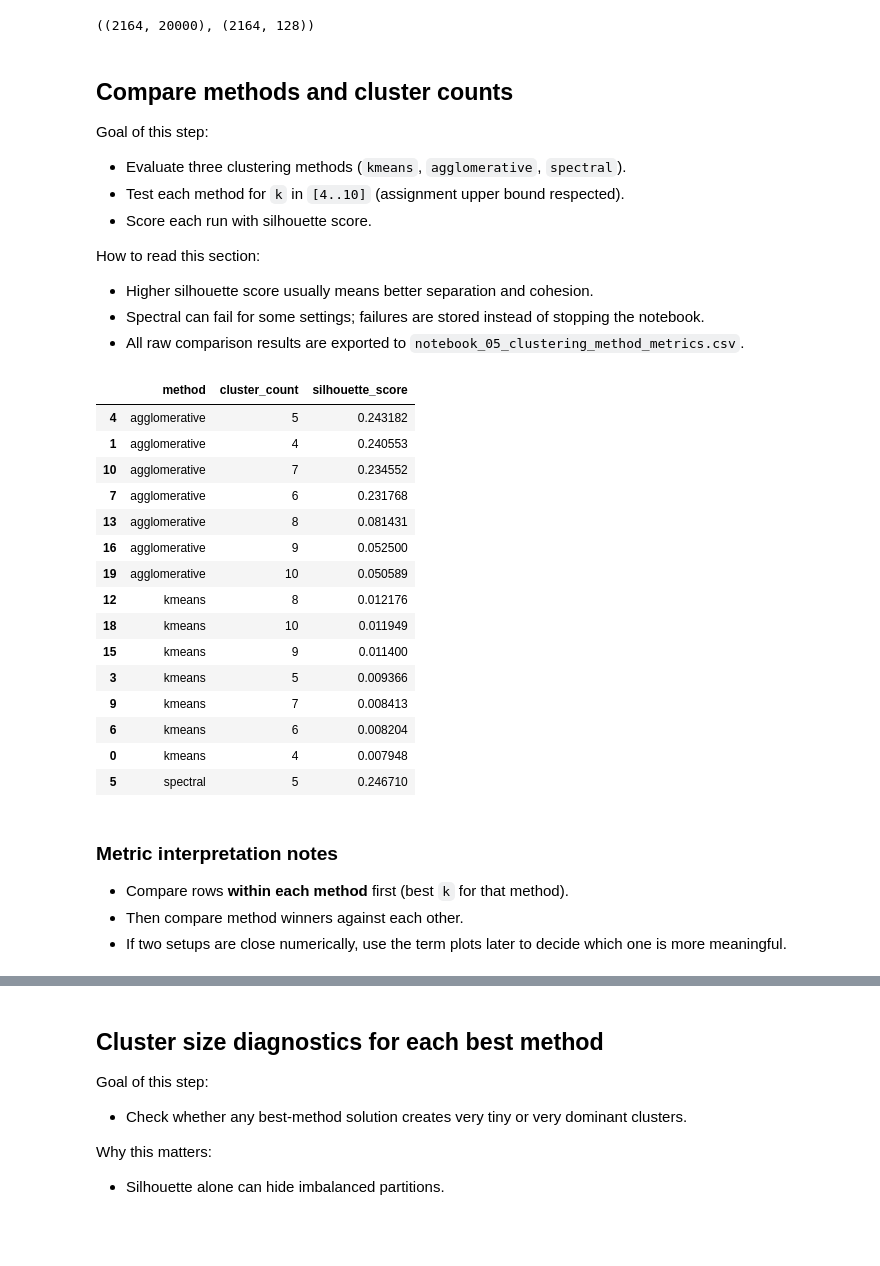
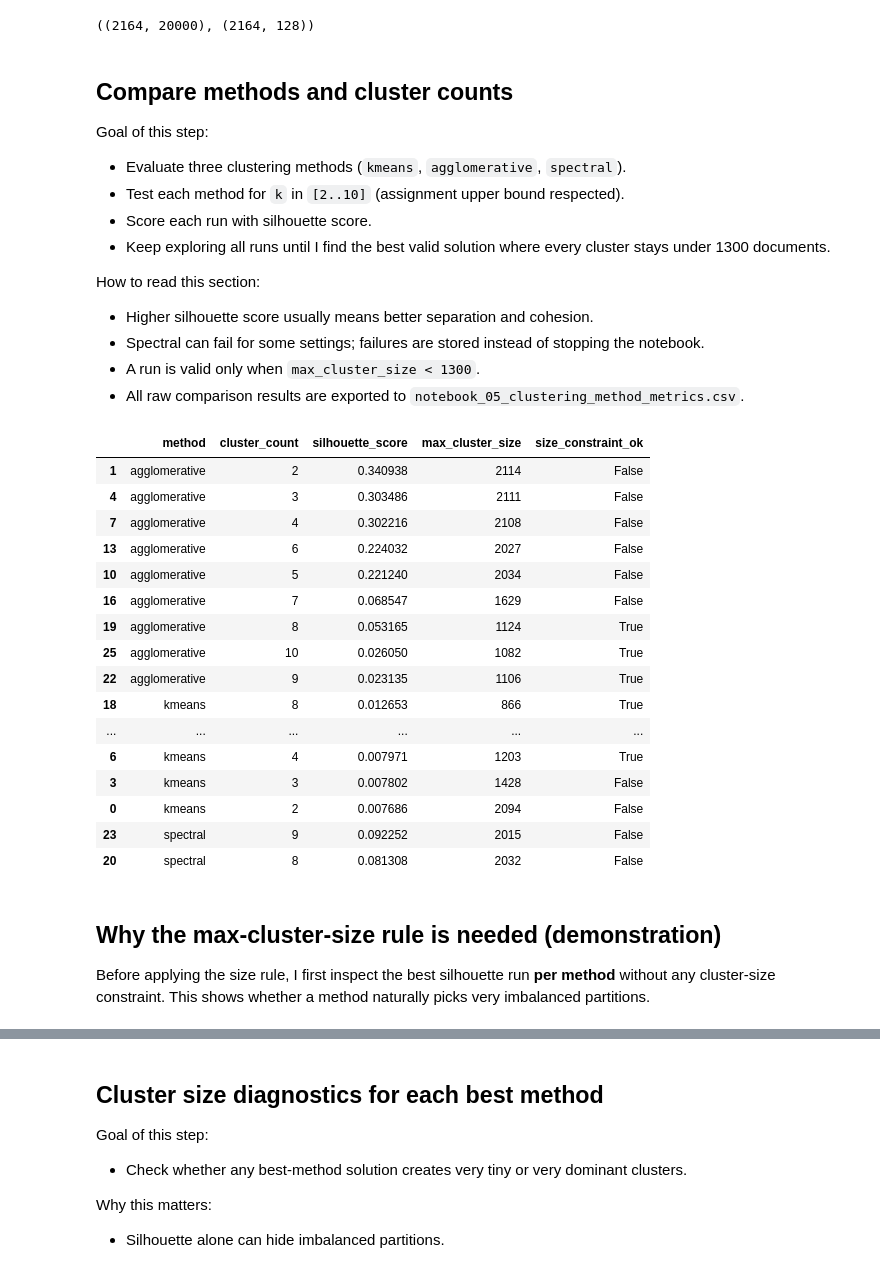
Before and after one commit to samuelvnimwegen/data-mining-anomaly-detection, a Jupyter notebook: notebooks/03_task2_clustering_methods_demo.ipynb, the cells around one changed output, grey strips where cells are left out. Drawn from its saved outputs; the diff is of its cells as text; code cells hidden in the pictures; blank space fills up the shorter version.

```diff
--- a/notebooks/03_task2_clustering_methods_demo.ipynb
+++ b/notebooks/03_task2_clustering_methods_demo.ipynb
@@ -90,20 +90,23 @@ clustering_feature_matrix.shape, lsa_feature_matrix.shape
 Goal of this step:
 
 - Evaluate three clustering methods (`kmeans`, `agglomerative`, `spectral`).
-- Test each method for `k` in `[4..10]` (assignment upper bound respected).
+- Test each method for `k` in `[2..10]` (assignment upper bound respected).
 - Score each run with silhouette score.
+- Keep exploring all runs until I find the best valid solution where every cluster stays under 1300 documents.
 
 How to read this section:
 
 - Higher silhouette score usually means better separation and cohesion.
 - Spectral can fail for some settings; failures are stored instead of stopping the notebook.
+- A run is valid only when `max_cluster_size < 1300`.
 - All raw comparison results are exported to `notebook_05_clustering_method_metrics.csv`.
 # %%
-candidate_cluster_counts = [4, 5, 6, 7, 8, 9, 10]
+candidate_cluster_counts = list(range(2, 11))
+max_allowed_cluster_size = 1300
 
 # Store one row per (method, k) for reproducible comparison.
-scored_rows: list[dict[str, float | int | str]] = []
-# Keep predicted labels so we can reuse the best run later without recomputing.
+scored_rows: list[dict[str, float | int | str | bool]] = []
+# Keep predicted labels so I can reuse the best run later without recomputing.
 labels_by_method_and_k: dict[tuple[str, int], np.ndarray] = {}
 
 for cluster_count in candidate_cluster_counts:
@@ -111,11 +114,15 @@ for cluster_count in candidate_cluster_counts:
     kmeans_model = KMeans(n_clusters=cluster_count, n_init="auto", random_state=42)
     kmeans_labels = kmeans_model.fit_predict(clustering_feature_matrix)
     kmeans_silhouette = silhouette_score(clustering_feature_matrix, kmeans_labels)
+    kmeans_cluster_sizes = pd.Series(kmeans_labels, dtype="int64").value_counts()
+    kmeans_max_cluster_size = int(kmeans_cluster_sizes.max())
     scored_rows.append(
         {
             "method": "kmeans",
             "cluster_count": cluster_count,
             "silhouette_score": float(kmeans_silhouette),
+            "max_cluster_size": kmeans_max_cluster_size,
+            "size_constraint_ok": kmeans_max_cluster_size < max_allowed_cluster_size,
         }
     )
     labels_by_method_and_k[("kmeans", cluster_count)] = kmeans_labels
@@ -124,11 +131,15 @@ for cluster_count in candidate_cluster_counts:
     agglomerative_model = AgglomerativeClustering(n_clusters=cluster_count, metric="cosine", linkage="average")
     agglomerative_labels = agglomerative_model.fit_predict(lsa_feature_matrix)
     agglomerative_silhouette = silhouette_score(lsa_feature_matrix, agglomerative_labels)
+    agglomerative_cluster_sizes = pd.Series(agglomerative_labels, dtype="int64").value_counts()
+    agglomerative_max_cluster_size = int(agglomerative_cluster_sizes.max())
     scored_rows.append(
         {
             "method": "agglomerative",
             "cluster_count": cluster_count,
             "silhouette_score": float(agglomerative_silhouette),
+            "max_cluster_size": agglomerative_max_cluster_size,
+            "size_constraint_ok": agglomerative_max_cluster_size < max_allowed_cluster_size,
         }
     )
     labels_by_method_and_k[("agglomerative", cluster_count)] = agglomerative_labels
@@ -138,59 +149,66 @@ for cluster_count in candidate_cluster_counts:
         spectral_model = SpectralClustering(
             n_clusters=cluster_count,
             affinity="nearest_neighbors",
-            n_neighbors=12,
+            n_neighbors=6,
             assign_labels="kmeans",
             random_state=42,
         )
         spectral_labels = spectral_model.fit_predict(lsa_feature_matrix)
         spectral_silhouette = silhouette_score(lsa_feature_matrix, spectral_labels)
+        spectral_cluster_sizes = pd.Series(spectral_labels, dtype="int64").value_counts()
+        spectral_max_cluster_size = int(spectral_cluster_sizes.max())
         scored_rows.append(
             {
                 "method": "spectral",
                 "cluster_count": cluster_count,
                 "silhouette_score": float(spectral_silhouette),
+                "max_cluster_size": spectral_max_cluster_size,
+                "size_constraint_ok": spectral_max_cluster_size < max_allowed_cluster_size,
             }
         )
         labels_by_method_and_k[("spectral", cluster_count)] = spectral_labels
     except Exception as spectral_error:
         # Log failure details but continue notebook execution.
         scored_rows.append(
             {
                 "method": "spectral",
                 "cluster_count": cluster_count,
                 "silhouette_score": np.nan,
+                "max_cluster_size": np.nan,
+                "size_constraint_ok": False,
                 "error": str(spectral_error),
             }
         )
 
 # Sort rows for easier manual reading.
 clustering_metrics_data_frame = pd.DataFrame(scored_rows).sort_values(
     ["method", "silhouette_score"], ascending=[True, False]
 )
 clustering_metrics_data_frame.to_csv(
     results_data_directory_path / "notebook_05_clustering_method_metrics.csv", index=False
 )
-clustering_metrics_data_frame.head(15)
+clustering_metrics_data_frame.head(20)
 # %% [output]
-|  | method | cluster_count | silhouette_score |
-| 4 | agglomerative | 5 | 0.243182 |
-| 1 | agglomerative | 4 | 0.240553 |
-| 10 | agglomerative | 7 | 0.234552 |
-| 7 | agglomerative | 6 | 0.231768 |
-| 13 | agglomerative | 8 | 0.081431 |
-| 16 | agglomerative | 9 | 0.052500 |
-| 19 | agglomerative | 10 | 0.050589 |
-| 12 | kmeans | 8 | 0.012176 |
-| 18 | kmeans | 10 | 0.011949 |
-| 15 | kmeans | 9 | 0.011400 |
-| 3 | kmeans | 5 | 0.009366 |
-| 9 | kmeans | 7 | 0.008413 |
-| 6 | kmeans | 6 | 0.008204 |
-| 0 | kmeans | 4 | 0.007948 |
-| 5 | spectral | 5 | 0.246710 |
+|  | method | cluster_count | silhouette_score | max_cluster_size | size_constraint_ok |
+| 1 | agglomerative | 2 | 0.340938 | 2114 | False |
+| 4 | agglomerative | 3 | 0.303486 | 2111 | False |
+| 7 | agglomerative | 4 | 0.302216 | 2108 | False |
+| 13 | agglomerative | 6 | 0.224032 | 2027 | False |
+| 10 | agglomerative | 5 | 0.221240 | 2034 | False |
+| 16 | agglomerative | 7 | 0.068547 | 1629 | False |
+| 19 | agglomerative | 8 | 0.053165 | 1124 | True |
+| 25 | agglomerative | 10 | 0.026050 | 1082 | True |
+| 22 | agglomerative | 9 | 0.023135 | 1106 | True |
+| 18 | kmeans | 8 | 0.012653 | 866 | True |
+| ... | ... | ... | ... | ... | ... |
+| 6 | kmeans | 4 | 0.007971 | 1203 | True |
+| 3 | kmeans | 3 | 0.007802 | 1428 | False |
+| 0 | kmeans | 2 | 0.007686 | 2094 | False |
+| 23 | spectral | 9 | 0.092252 | 2015 | False |
+| 20 | spectral | 8 | 0.081308 | 2032 | False |
-# %% [markdown]
-### Metric interpretation notes
-
-- Compare rows **within each method** first (best `k` for that method).
-- Then compare method winners against each other.
-- If two setups are close numerically, use the term plots later to decide which one is more meaningful.
+# %% [markdown]
+## Why the max-cluster-size rule is needed (demonstration)
+
+Before applying the size rule, I first inspect the best silhouette run **per method**
+without any cluster-size constraint. This shows whether a method naturally picks
+very imbalanced partitions.
```
Also changed, not shown: parts of 27 cells of this notebook, 15 other files.
